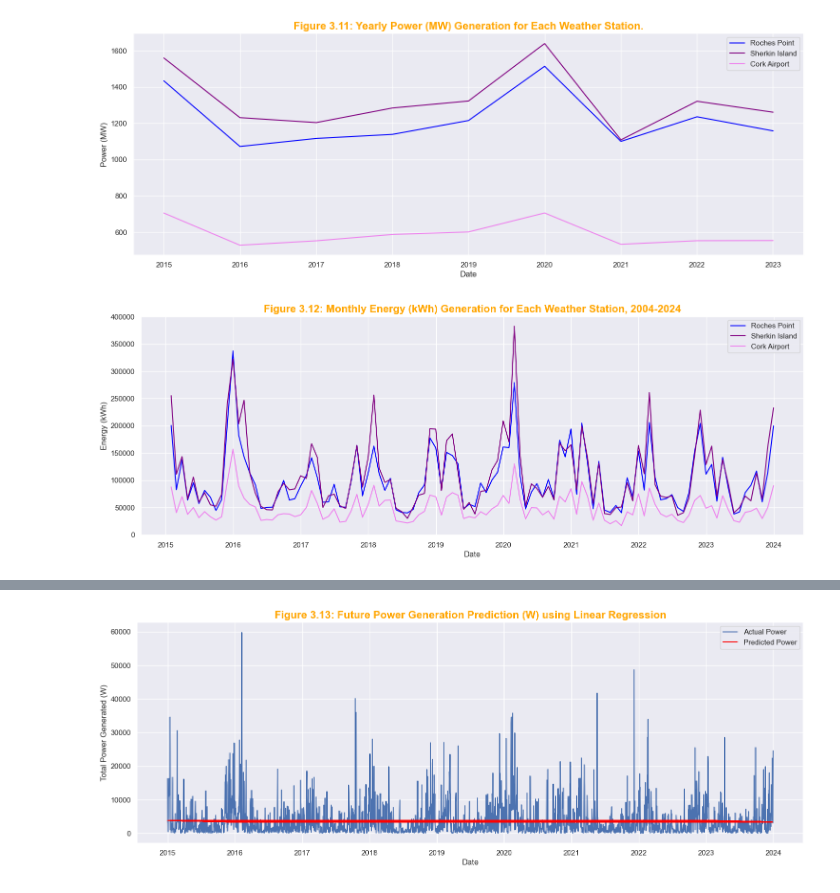
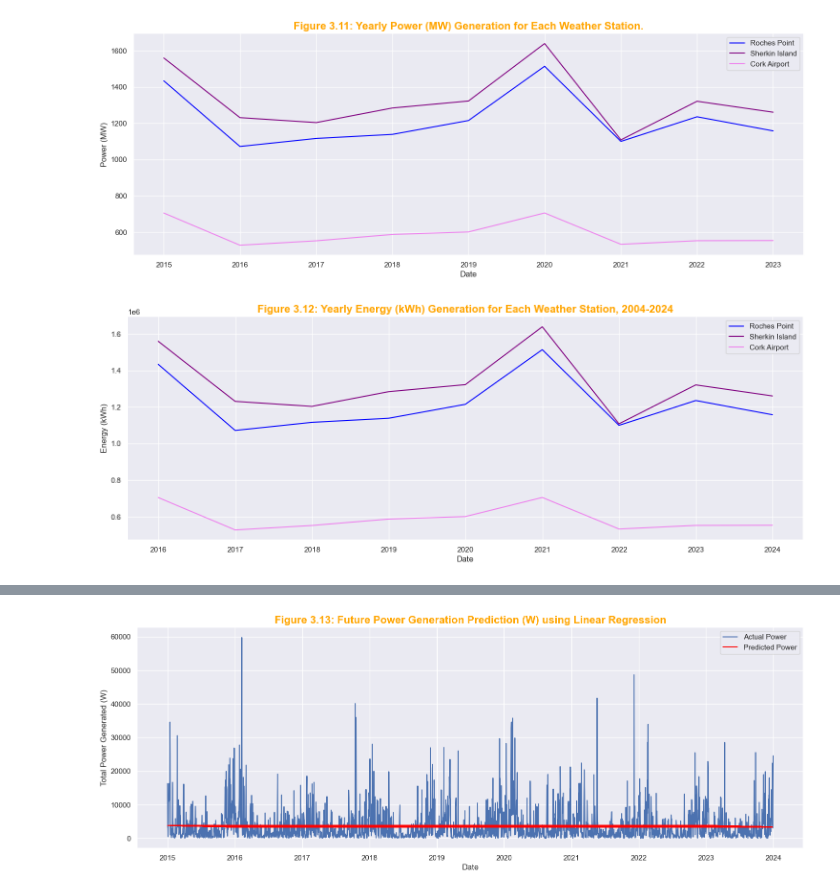
Before and after one commit to Laura6826/PFDA-project, a Jupyter notebook: wind_project.ipynb, the cells around one changed output, grey strips where cells are left out. Cells and saved outputs as stored; diff of their text form; code cells hidden in the pictures.

```diff
--- a/wind_project.ipynb
+++ b/wind_project.ipynb
@@ -1128,33 +1135,33 @@ plt.show()
 # %%
 # Calculate energy generated per month (in watt-hours), for comparable years for all weather stations
 dfrp['energy'] = dfrp['power'] * 1  # Power is already in watts, so multiply by 1 hour
 dfs['energy'] = dfs['power'] * 1
 dfca['energy'] = dfca['power'] * 1
 
-# Resample to monthly energy generation
-dfrp_monthly_energy = dfrp.resample('ME', on='date')['energy'].sum().reset_index()
-dfs_monthly_energy = dfs.resample('ME', on='date')['energy'].sum().reset_index()
-dfca_monthly_energy = dfca.resample('ME', on='date')['energy'].sum().reset_index()
+# Resample to yearly energy generation
+dfrp_yearly_energy = dfrp.resample('YE', on='date')['energy'].sum().reset_index()
+dfs_yearly_energy = dfs.resample('YE', on='date')['energy'].sum().reset_index()
+dfca_yearly_energy = dfca.resample('YE', on='date')['energy'].sum().reset_index()
 
 # Filter for the years 2004-2024
-dfrp_monthly_energy = dfrp_monthly_energy[(dfrp_monthly_energy['date'].dt.year >= 2004) & (dfrp_monthly_energy['date'].dt.year <= 2024)]
-dfs_monthly_energy = dfs_monthly_energy[(dfs_monthly_energy['date'].dt.year >= 2004) & (dfs_monthly_energy['date'].dt.year <= 2024)]
-dfca_monthly_energy = dfca_monthly_energy[(dfca_monthly_energy['date'].dt.year >= 2004) & (dfca_monthly_energy['date'].dt.year <= 2024)]
+dfrp_yearly_energy = dfrp_yearly_energy[(dfrp_yearly_energy['date'].dt.year >= 2004) & (dfrp_yearly_energy['date'].dt.year <= 2024)]
+dfs_yearly_energy = dfs_yearly_energy[(dfs_yearly_energy['date'].dt.year >= 2004) & (dfs_yearly_energy['date'].dt.year <= 2024)]
+dfca_yearly_energy = dfca_yearly_energy[(dfca_yearly_energy['date'].dt.year >= 2004) & (dfca_yearly_energy['date'].dt.year <= 2024)]
 
-# Plotting the monthly energy generation for all three weather stations
+# Plotting the yearly energy generation for all three weather stations
 plt.figure(figsize=(18, 6))
-plt.plot(dfrp_monthly_energy['date'], dfrp_monthly_energy['energy'], label='Roches Point', color='blue')
-plt.plot(dfs_monthly_energy['date'], dfs_monthly_energy['energy'], label='Sherkin Island', color='purple')
-plt.plot(dfca_monthly_energy['date'], dfca_monthly_energy['energy'], label='Cork Airport', color='violet')
+plt.plot(dfrp_yearly_energy['date'], dfrp_yearly_energy['energy'], label='Roches Point', color='blue')
+plt.plot(dfs_yearly_energy['date'], dfs_yearly_energy['energy'], label='Sherkin Island', color='purple')
+plt.plot(dfca_yearly_energy['date'], dfca_yearly_energy['energy'], label='Cork Airport', color='violet')
 plt.xlabel('Date')
 plt.ylabel('Energy (kWh)')
-plt.title('Figure 3.12: Monthly Energy (kWh) Generation for Each Weather Station, 2004-2024', fontsize=16, fontweight='bold', color='orange')
+plt.title('Figure 3.12: Yearly Energy (kWh) Generation for Each Weather Station, 2004-2024', fontsize=16, fontweight='bold', color='orange')
 plt.legend()
 plt.grid(True)
-plt.savefig('images/figure3.12.monthly_energy_generation.png')
+plt.savefig('images/figure3.12.yearly_energy_generation.png')
 plt.show()
 # %% [output]
-[figure, old version]
+[figure, new version]
 # %% [markdown]
 ***
 
```
Also changed, not shown: parts of 24 cells of this notebook, 10 other files.
